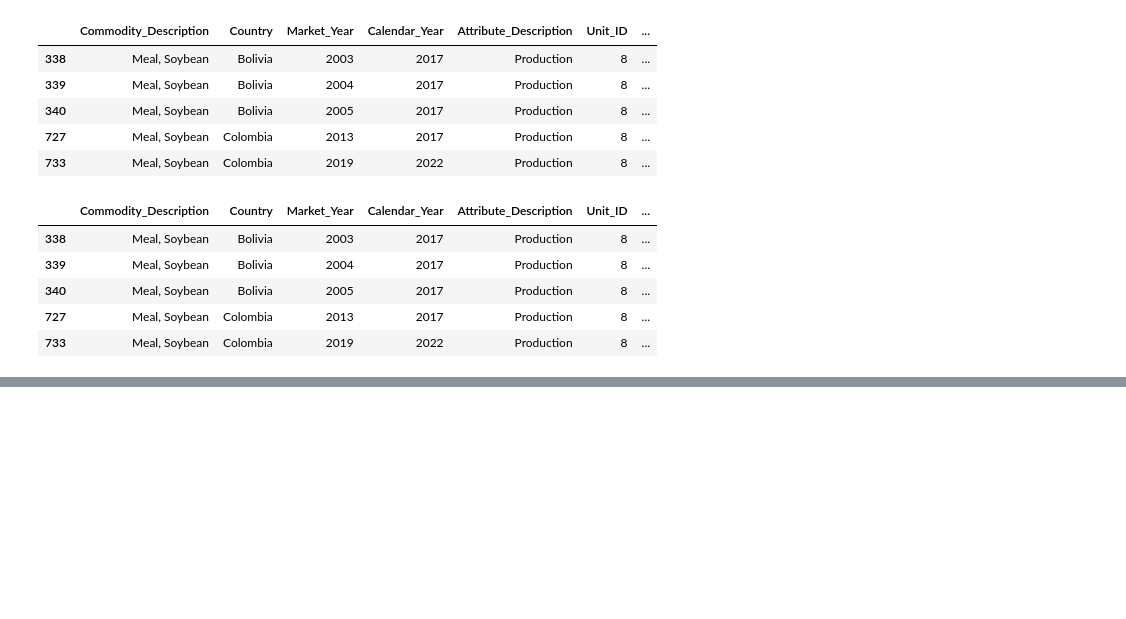
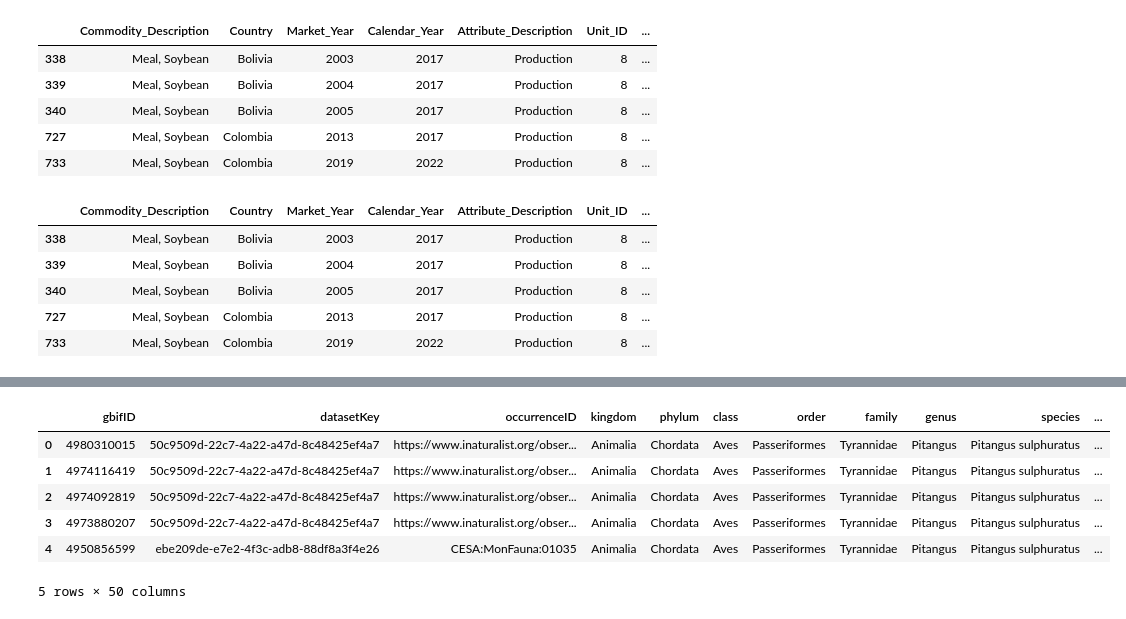
Before and after one commit to tinksjain22/bird-migration-group-4, a Jupyter notebook: southamerica_soyproduction.ipynb, the cells around one changed output, grey strips where cells are left out. Drawn from its saved outputs; the diff is of its cells as text; code cells hidden in the pictures; blank space fills up the shorter version.

```diff
--- a/southamerica_soyproduction.ipynb
+++ b/southamerica_soyproduction.ipynb
@@ -207,0 +234,12 @@ map.show()
+# %%
+# Load Bird 2022 CSV file into Pandas DataFrame
+bird2 = pd.read_csv("resources/brazil_birds_2022.csv", delimiter='\t')
+bird2.head()
+# %% [output]
+|  | gbifID | datasetKey | occurrenceID | kingdom | phylum | class | order | family | genus | species | ... |
+| 0 | 4980310015 | 50c9509d-22c7-4a22-a47d-8c48425ef4a7 | https://www.inaturalist.org/obser... | Animalia | Chordata | Aves | Passeriformes | Tyrannidae | Pitangus | Pitangus sulphuratus | ... |
+| 1 | 4974116419 | 50c9509d-22c7-4a22-a47d-8c48425ef4a7 | https://www.inaturalist.org/obser... | Animalia | Chordata | Aves | Passeriformes | Tyrannidae | Pitangus | Pitangus sulphuratus | ... |
+| 2 | 4974092819 | 50c9509d-22c7-4a22-a47d-8c48425ef4a7 | https://www.inaturalist.org/obser... | Animalia | Chordata | Aves | Passeriformes | Tyrannidae | Pitangus | Pitangus sulphuratus | ... |
+| 3 | 4973880207 | 50c9509d-22c7-4a22-a47d-8c48425ef4a7 | https://www.inaturalist.org/obser... | Animalia | Chordata | Aves | Passeriformes | Tyrannidae | Pitangus | Pitangus sulphuratus | ... |
+| 4 | 4950856599 | ebe209de-e7e2-4f3c-adb8-88df8a3f4e26 | CESA:MonFauna:01035 | Animalia | Chordata | Aves | Passeriformes | Tyrannidae | Pitangus | Pitangus sulphuratus | ... |
+5 rows × 50 columns
```
Also changed, not shown: parts of 12 cells of this notebook, 6 other files.
